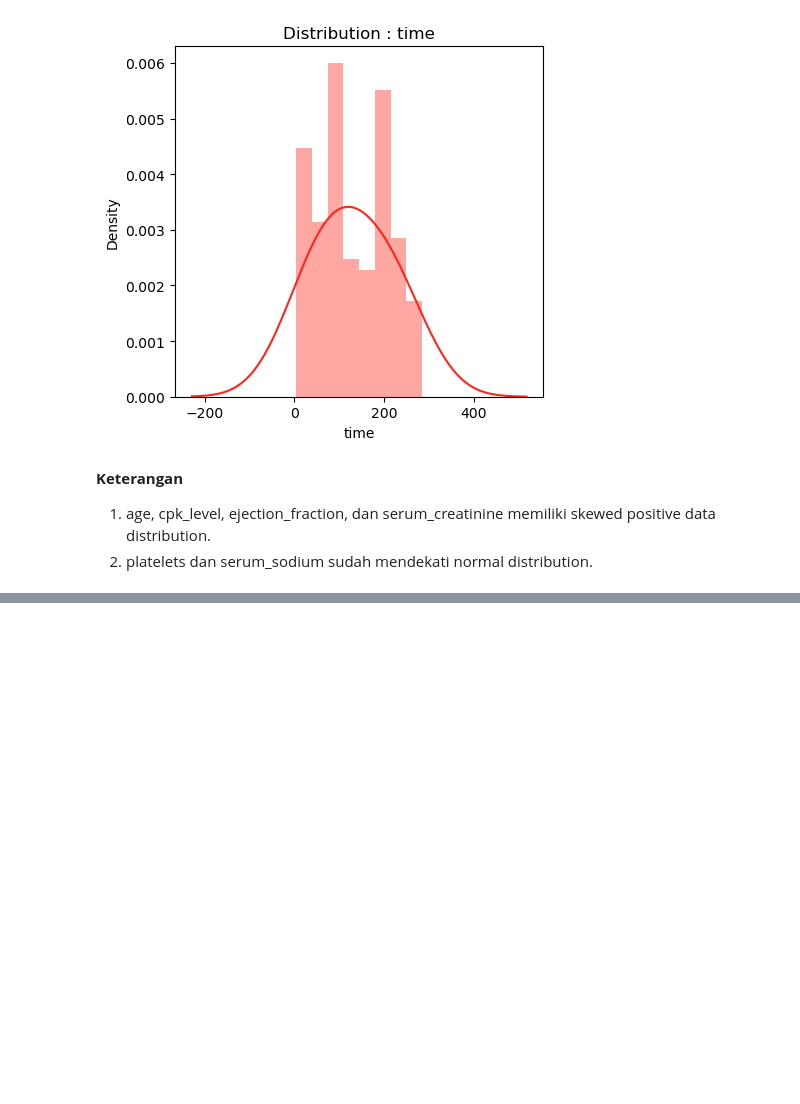
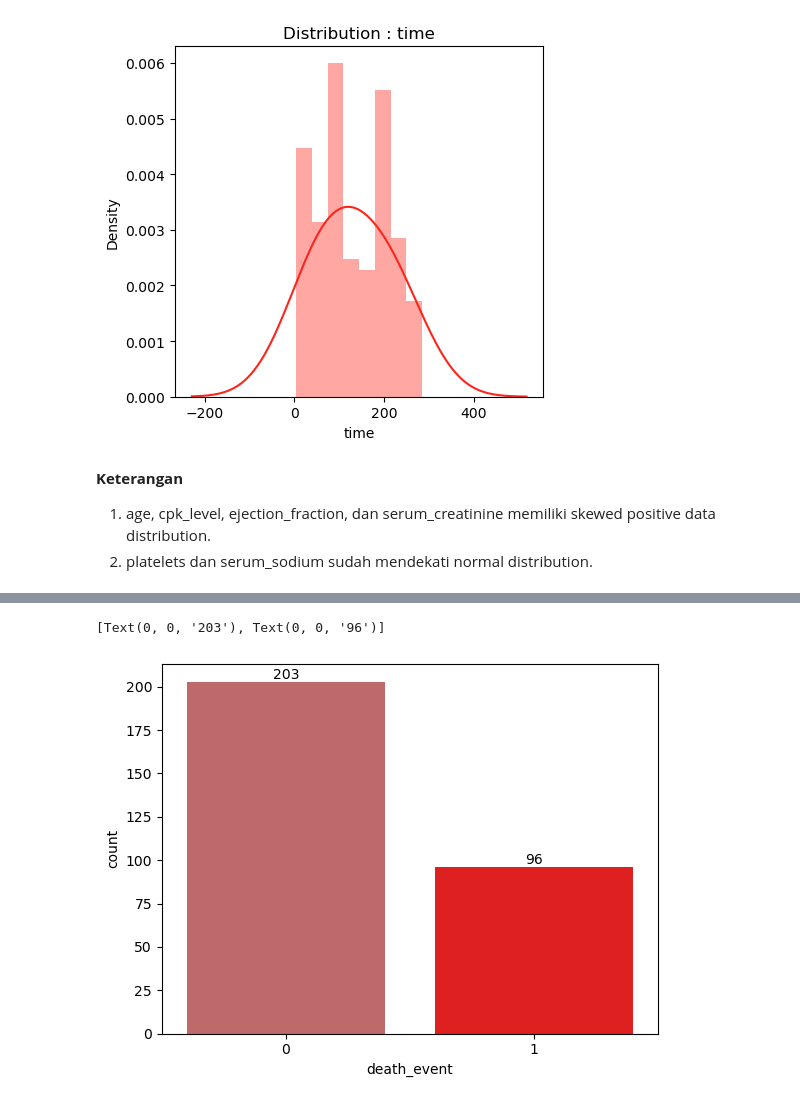
Before and after one commit to qarisp/H8_PYTN-KS08-019, a Jupyter notebook: FinalProject/FinalProject3/Notebook/PYTN_KampusMerdeka_fp3_Qaris Ardian Pratama.ipynb, the cells around one changed output, grey strips where cells are left out. Cells and saved outputs as stored; diff of their text form; code cells hidden in the pictures; blank space fills up the shorter version.

```diff
--- a/FinalProject/FinalProject3/Notebook/PYTN_KampusMerdeka_fp3_Qaris Ardian Pratama.ipynb
+++ b/FinalProject/FinalProject3/Notebook/PYTN_KampusMerdeka_fp3_Qaris Ardian Pratama.ipynb
@@ -220,0 +237,7 @@ Text(0.5, 1.0, 'Distribution : time')
+# %%
+cols= ["#CD5C5C","#FF0000"]
+ax = sns.countplot(x= df1["death_event"], palette= cols)
+ax.bar_label(ax.containers[0])
+# %% [output]
+[Text(0, 0, '203'), Text(0, 0, '96')]
+[figure, added]
```
Also changed, not shown: parts of 24 cells of this notebook.
